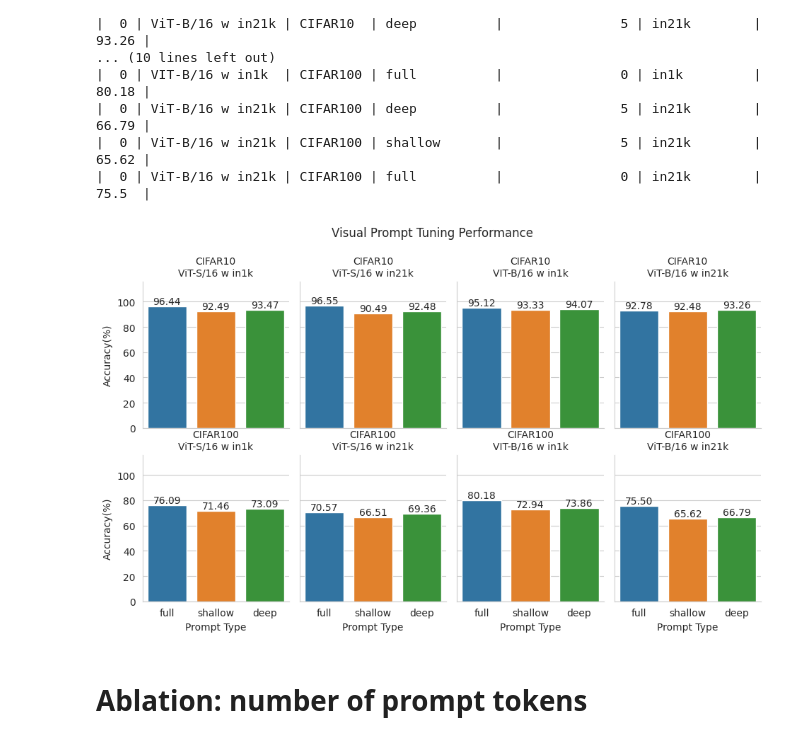
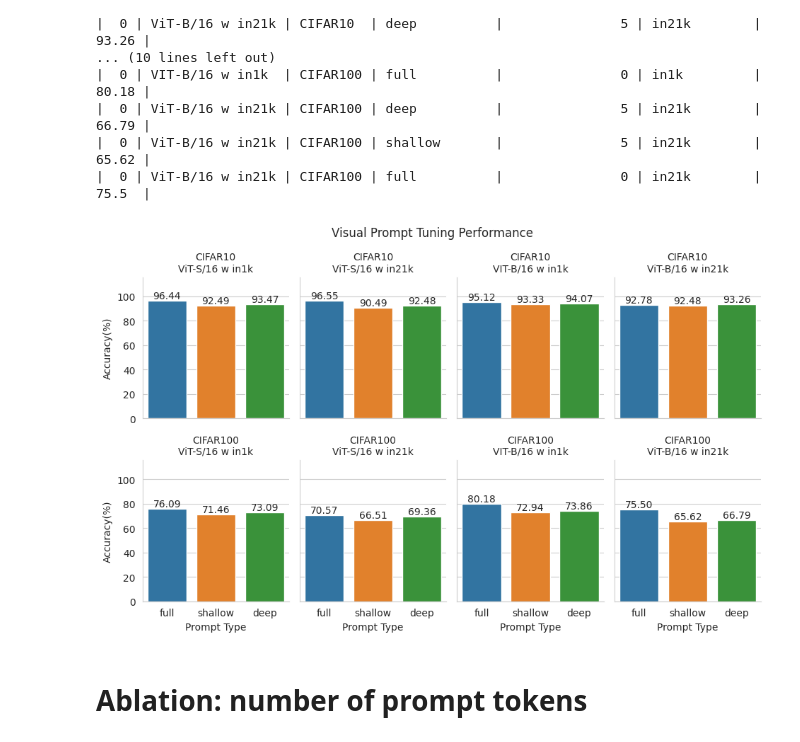
Before and after one commit to TooTouch/VPT, a Jupyter notebook: analysis.ipynb, the cells around one changed output. Saved outputs shown, nothing was run; the diff lists cells and outputs as text; code cells hidden in the pictures.

```diff
--- a/analysis.ipynb
+++ b/analysis.ipynb
@@ -109,33 +109,34 @@ print(df.to_markdown())
 # %%
 g = sns.catplot(
     x = 'prompt_type',
     y = 'acc',
     col = 'model',
     order = ['full','shallow','deep'],
     row = 'data',
     kind = 'bar',
     height=3,
     aspect=.8,
     data = df
 )
 g.set_titles("{row_name}\n{col_name}")
 g.set_ylabels("Accuracy(%)")
 g.set_xlabels("Prompt Type")
 g.fig.subplots_adjust(top=0.85)
 g.fig.suptitle('Visual Prompt Tuning Performance')
 
 # iterate through axes
 for ax in g.axes.ravel():
 
     # add annotations
     for c in ax.containers:
         labels = [f'{v.get_height():.2f}' for v in c]
         ax.bar_label(c, labels=labels, label_type='edge')
     ax.margins(y=0.2)
 
+plt.tight_layout()
 plt.savefig('./assets/figure1.jpg', dpi=100)
 # %% [output]
-[figure, old version]
+[figure, new version]
 # %% [markdown]
 # Ablation: number of prompt tokens
 # %%
```
Also changed, not shown: parts of 3 cells of this notebook, 4 other files.
